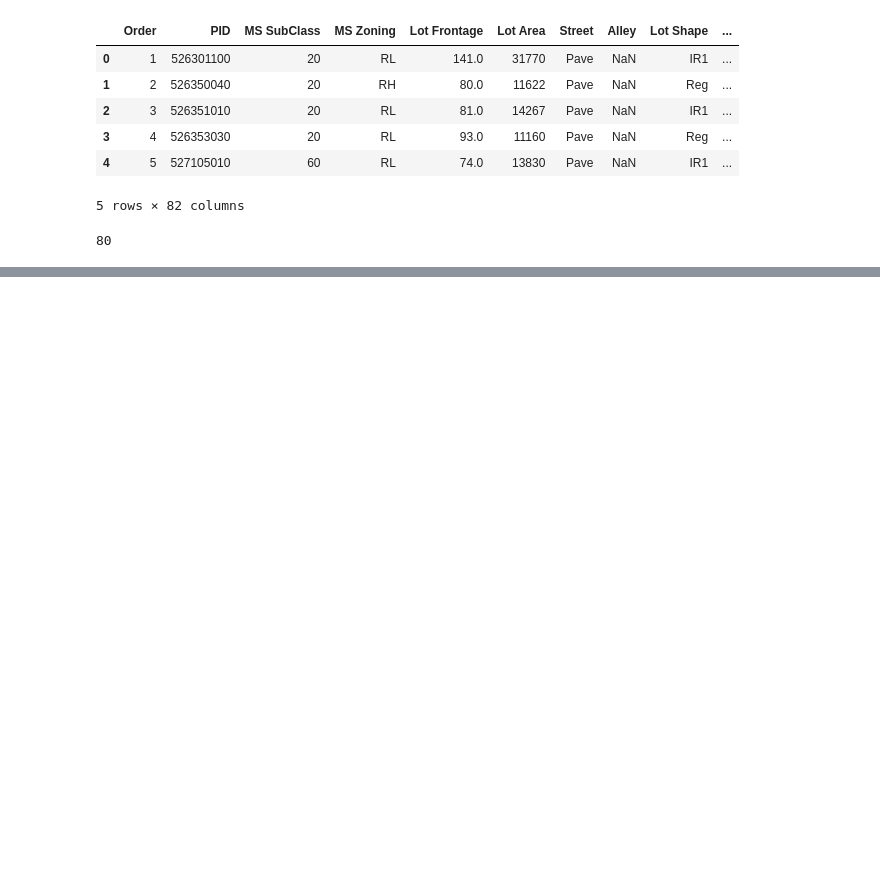
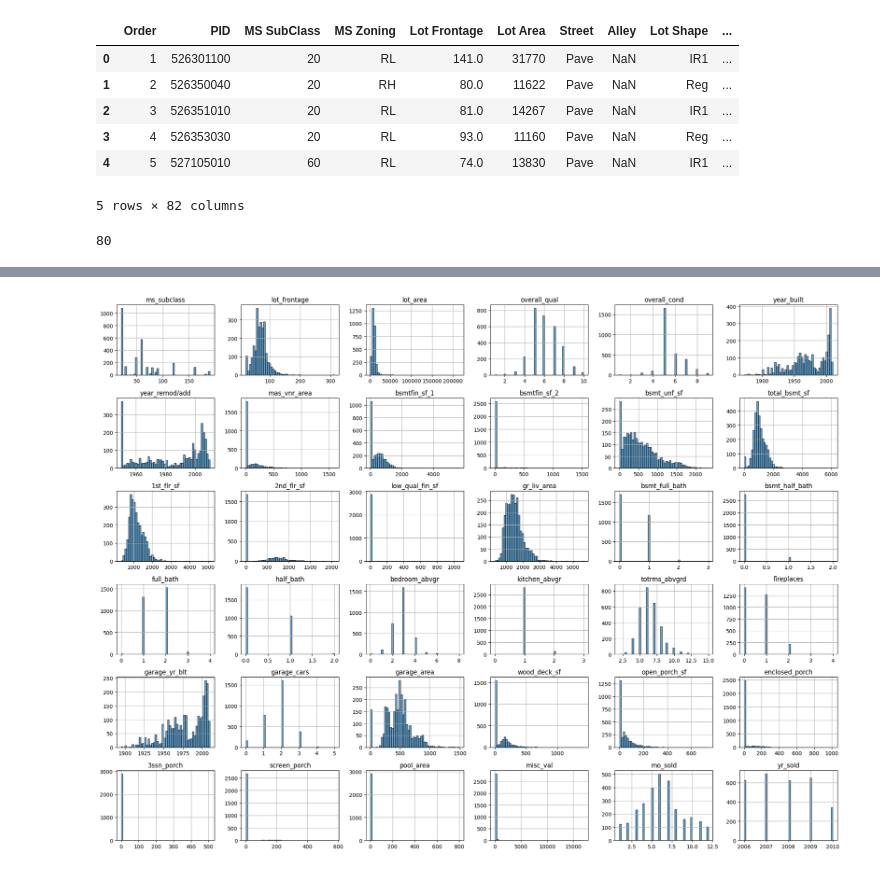
Before and after one commit to AbhiAbhi324/house-price-valuation-pipeline, a Jupyter notebook: notebooks/01_eda_and_cleaning.ipynb, the cells around one changed output, grey strips where cells are left out. Drawn from its saved outputs; the diff is of its cells as text; code cells hidden in the pictures; blank space fills up the shorter version.

```diff
--- a/notebooks/01_eda_and_cleaning.ipynb
+++ b/notebooks/01_eda_and_cleaning.ipynb
@@ -97,0 +96,15 @@ np.int64(1)
+# %%
+X = df.drop(columns=['saleprice'])
+y =df['saleprice']
+X['garage_yr_blt'] = X['garage_yr_blt'].replace(2207, 2007)
+# %%
+import matplotlib.pyplot as plt
+
+X_numeric_features = X.select_dtypes(include=['int64', 'float64'])
+
+X_numeric_features.hist(bins=50, figsize=(20, 15), edgecolor='black', alpha=0.7)
+
+plt.tight_layout()
+plt.show()
+# %% [output]
+[figure, added]
```
Also changed, not shown: parts of 14 cells of this notebook.
